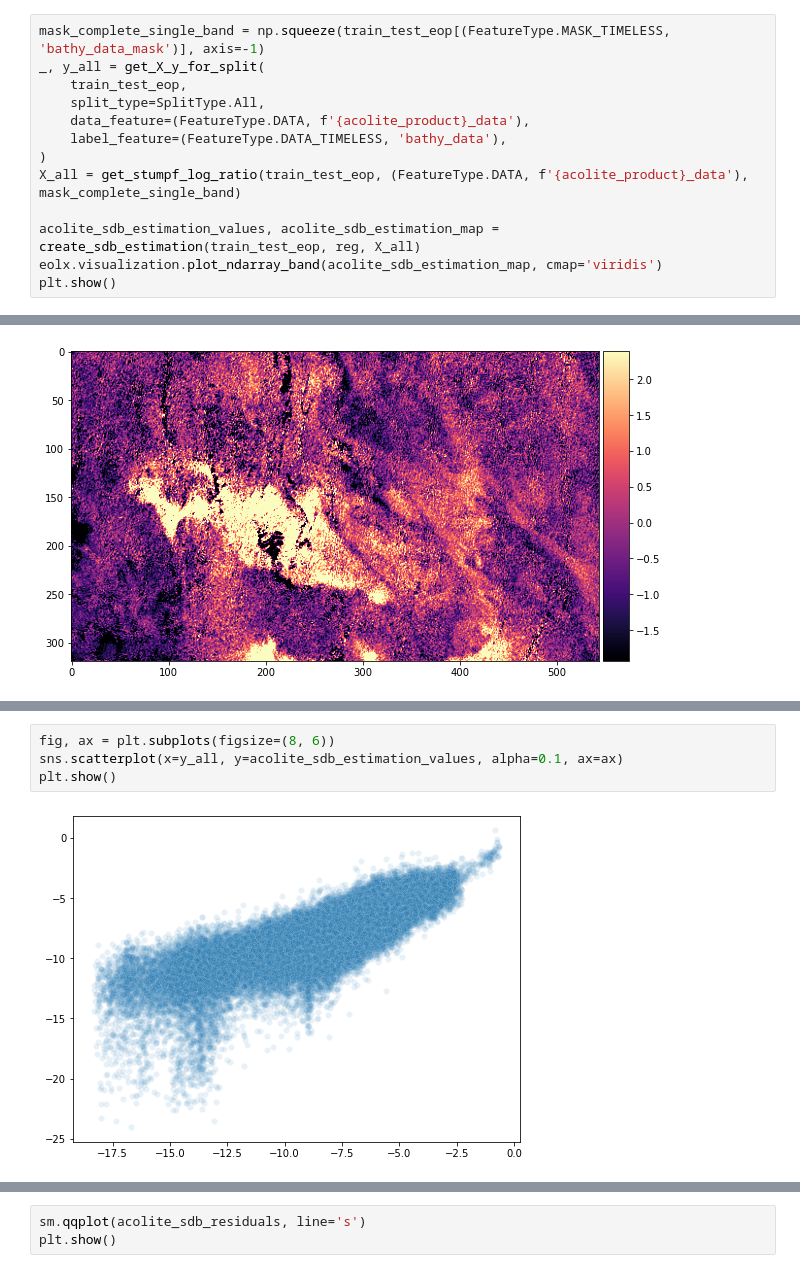
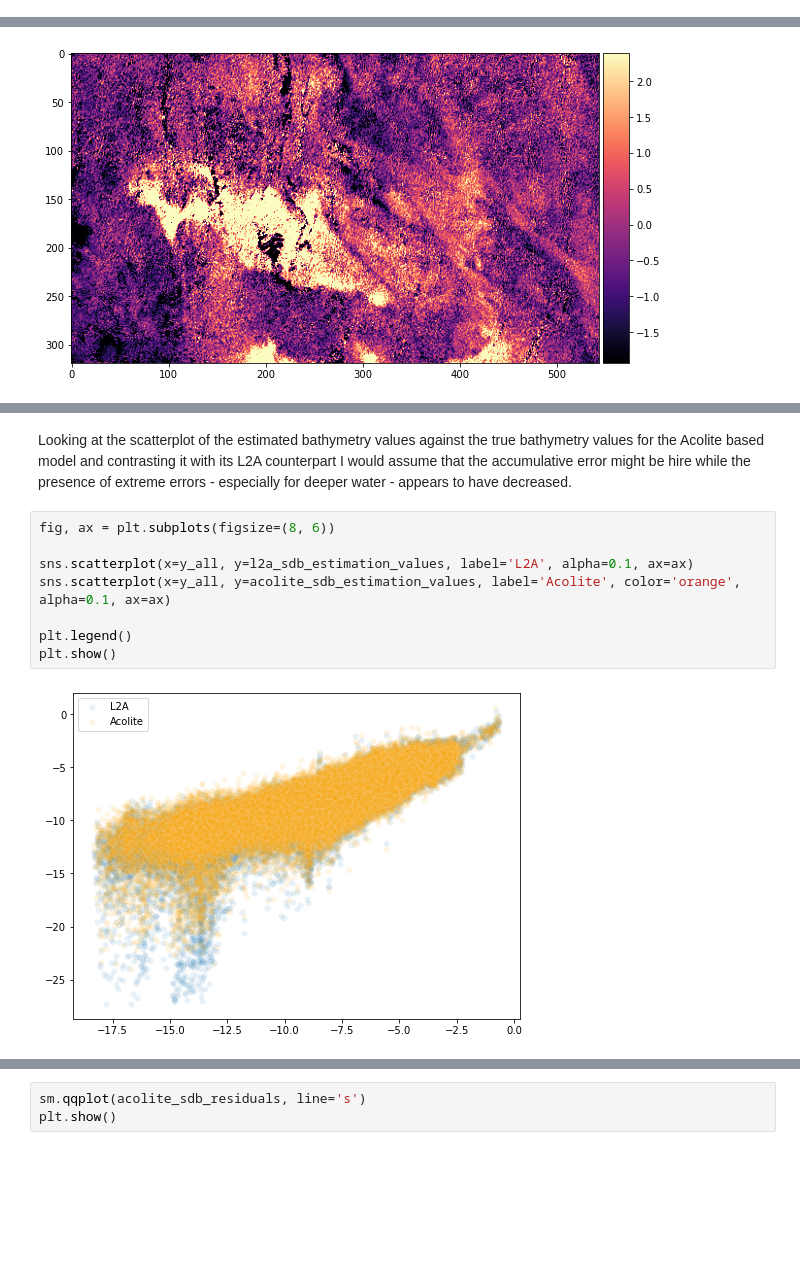
Before and after one commit to WalternativE/evaluation-preprocessing-methods-sentinel2-ml-based-bathymetry-estimation, a Jupyter notebook: notebooks/07__stumpf_log_regression_puerto_rico.ipynb, the cells around one changed output, grey strips where cells are left out. Saved outputs shown, nothing was run; the diff lists cells and outputs as text; blank space fills up the shorter version.

Commit message:
Finish Puerto Rico Stumpf SDB nb documentation

```diff
--- a/notebooks/07__stumpf_log_regression_puerto_rico.ipynb
+++ b/notebooks/07__stumpf_log_regression_puerto_rico.ipynb
@@ -251,13 +268,0 @@ np.sqrt(mean_squared_error(y_train, ypred))
-# %%
-mask_complete_single_band = np.squeeze(train_test_eop[(FeatureType.MASK_TIMELESS, 'bathy_data_mask')], axis=-1)
-_, y_all = get_X_y_for_split(
-    train_test_eop,
-    split_type=SplitType.All,
-    data_feature=(FeatureType.DATA, f'{acolite_product}_data'),
-    label_feature=(FeatureType.DATA_TIMELESS, 'bathy_data'),
-)
-X_all = get_stumpf_log_ratio(train_test_eop, (FeatureType.DATA, f'{acolite_product}_data'), mask_complete_single_band)
-
-acolite_sdb_estimation_values, acolite_sdb_estimation_map = create_sdb_estimation(train_test_eop, reg, X_all)
-eolx.visualization.plot_ndarray_band(acolite_sdb_estimation_map, cmap='viridis')
-plt.show()
@@ -279,6 +290,12 @@ plt.show()
+# %% [markdown]
+Looking at the scatterplot of the estimated bathymetry values against the true bathymetry values for the Acolite based model and contrasting it with its L2A counterpart I would assume that the accumulative error might be hire while the presence of extreme errors - especially for deeper water - appears to have decreased.
 # %%
 fig, ax = plt.subplots(figsize=(8, 6))
-sns.scatterplot(x=y_all, y=acolite_sdb_estimation_values, alpha=0.1, ax=ax)
+
+sns.scatterplot(x=y_all, y=l2a_sdb_estimation_values, label='L2A', alpha=0.1, ax=ax)
+sns.scatterplot(x=y_all, y=acolite_sdb_estimation_values, label='Acolite', color='orange', alpha=0.1, ax=ax)
+
+plt.legend()
 plt.show()
 # %% [output]
-[figure, old version]
+[figure, new version]
```
Also changed, not shown: parts of 24 cells of this notebook.
